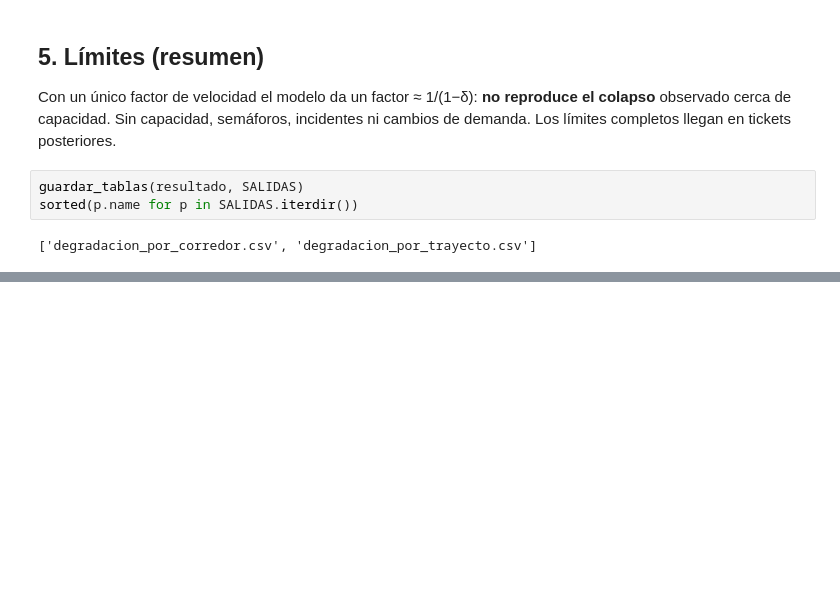
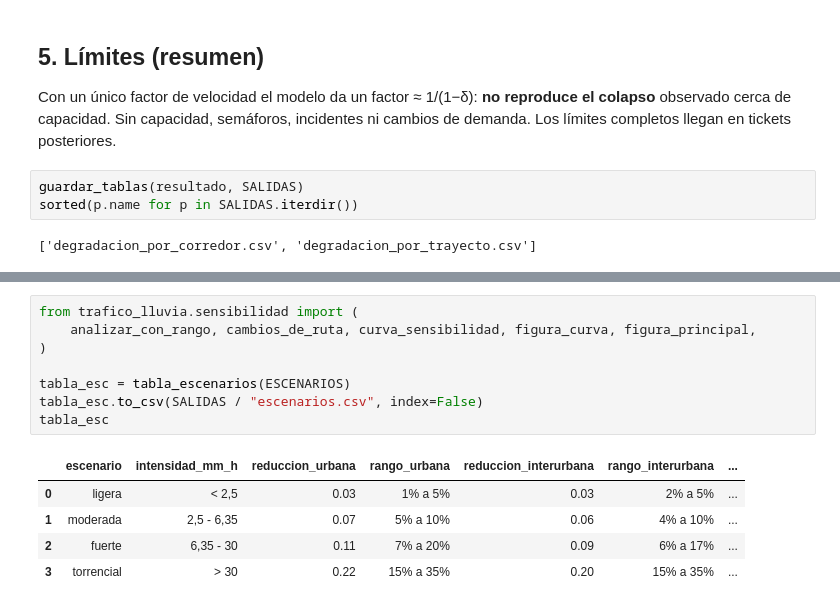
Before and after one commit to juanheliosg/taller-agentes-ia-granada, a Jupyter notebook: cuaderno_lluvia.ipynb, the cells around one changed output, grey strips where cells are left out. Saved outputs shown, nothing was run; the diff lists cells and outputs as text; blank space fills up the shorter version.

```diff
--- a/cuaderno_lluvia.ipynb
+++ b/cuaderno_lluvia.ipynb
@@ -115,0 +120,14 @@ sorted(p.name for p in SALIDAS.iterdir())
+# %%
+from trafico_lluvia.sensibilidad import (
+    analizar_con_rango, cambios_de_ruta, curva_sensibilidad, figura_curva, figura_principal,
+)
+
+tabla_esc = tabla_escenarios(ESCENARIOS)
+tabla_esc.to_csv(SALIDAS / "escenarios.csv", index=False)
+tabla_esc
+# %% [output]
+|  | escenario | intensidad_mm_h | reduccion_urbana | rango_urbana | reduccion_interurbana | rango_interurbana | ... |
+| 0 | ligera | < 2,5 | 0.03 | 1% a 5% | 0.03 | 2% a 5% | ... |
+| 1 | moderada | 2,5 - 6,35 | 0.07 | 5% a 10% | 0.06 | 4% a 10% | ... |
+| 2 | fuerte | 6,35 - 30 | 0.11 | 7% a 20% | 0.09 | 6% a 17% | ... |
+| 3 | torrencial | > 30 | 0.22 | 15% a 35% | 0.20 | 15% a 35% | ... |
```
Also changed, not shown: parts of 9 cells of this notebook, 3 other files.
